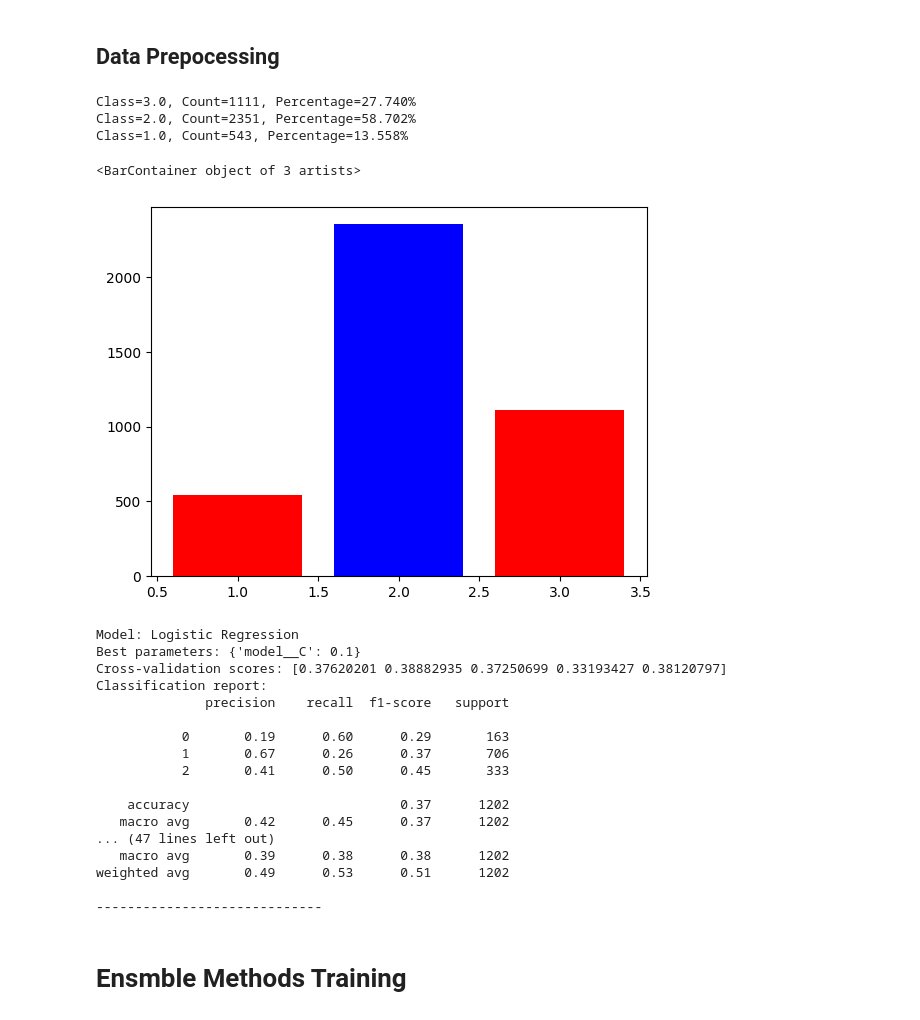
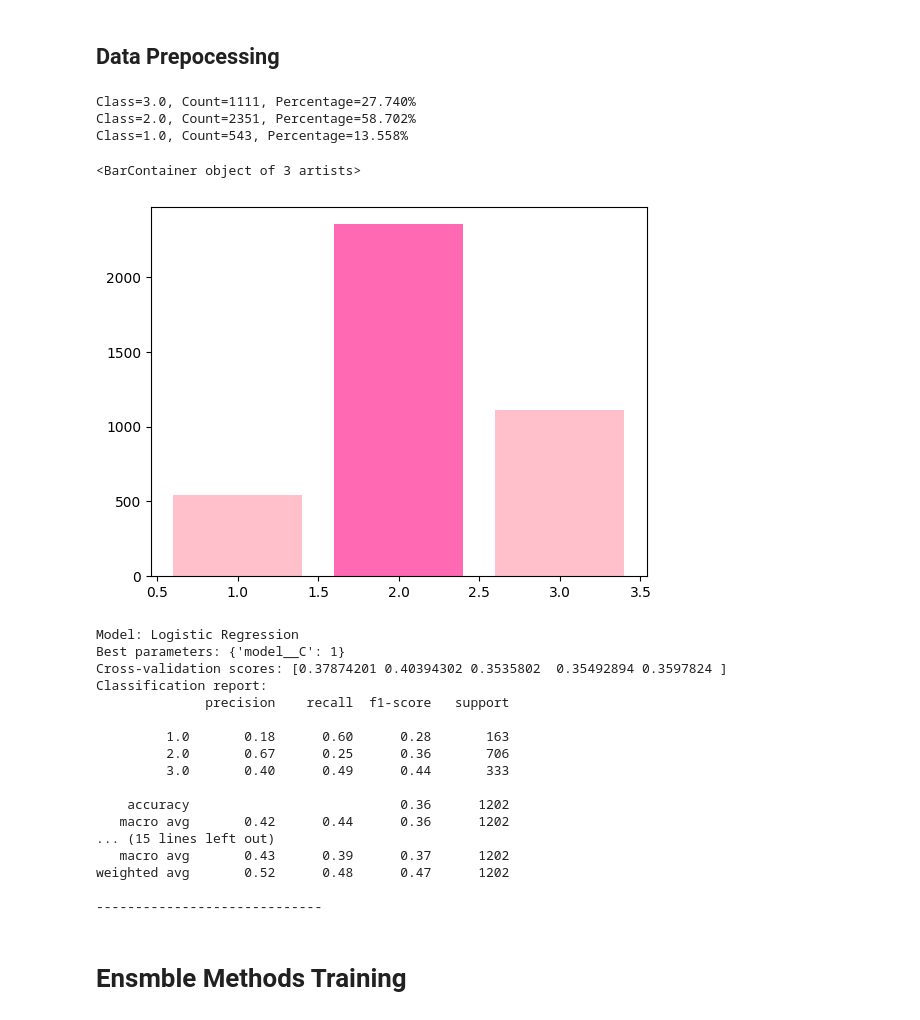
Before and after one commit to roy2392/breast_cancer_classification, a Jupyter notebook: Predict Grade Model.ipynb, the cells around one changed output. Saved outputs shown, nothing was run; the diff lists cells and outputs as text; code cells hidden in the pictures.

```diff
--- a/Predict Grade Model.ipynb
+++ b/Predict Grade Model.ipynb
@@ -100,32 +105,31 @@ X_train, X_test, y_train, y_test = \
 # %%
 #plot the distribution before smote
 counter = Counter(df.Grade)
+colors = ['#FFC0CB', '#FF69B4']  # Pinkish colorsc
 for k,v in counter.items():
     per = v / len(df.Grade) * 100
     print('Class=%s, Count=%d, Percentage=%.3f%%' % (k, v, per))
-plt.bar(counter.keys(), counter.values(), color=['red', 'blue'])
+plt.bar(counter.keys(), counter.values(), color=colors)
 # %% [output]
 Class=3.0, Count=1111, Percentage=27.740%
 Class=2.0, Count=2351, Percentage=58.702%
 Class=1.0, Count=543, Percentage=13.558%
 <BarContainer object of 3 artists>
-[figure, old version]
+[figure, new version]
 # %%
 # Define the models
 models = {
     'Logistic Regression': LogisticRegression(),
     'Decision Tree': DecisionTreeClassifier(),
-    'Random Forest': RandomForestClassifier(),
-    'XGBoost': XGBClassifier()
+
 }
-
 
 # Build pipelines for each model
 pipelines = {}
 for model_name, model in models.items():
     pipeline = Pipeline([
-        ('scaler', StandardScaler()),
         ('smote', SMOTE()),
+        ('scaler', StandardScaler(with_mean=False, with_std=True)),
         ('model', model)
     ])
     pipelines[model_name] = pipeline
@@ -134,8 +138,6 @@ for model_name, model in models.items():
 param_grids = {
     'Logistic Regression': {'model__C': [0.1, 1, 10]},
     'Decision Tree': {'model__max_depth': [3, 4, 5, 6, 7, 8, 9, 10]},
-    'Random Forest': {'model__n_estimators': [100, 200, 300]},
-    'XGBoost': {'model__n_estimators': [100, 200, 300]},
     'smote':{'over__sampling_strategy': [0.1, 0.2, 0.3, 0.4, 0.5]}
 }
 
@@ -154,7 +156,7 @@ for model_name, pipeline in pipelines.items():
 
     # Generate classification report
     y_pred = best_model.predict(X_test)
-    report = classification_report(y_test, y_pred)
+    report = classification_report(y_test, y_pred, sample_weight=None)
 
     # Print the results
     print(f"Model: {model_name}")
@@ -164,20 +166,20 @@ for model_name, pipeline in pipelines.items():
     print("-----------------------------\n")
 # %% [output]
 Model: Logistic Regression
-Best parameters: {'model__C': 0.1}
-Cross-validation scores: [0.37620201 0.38882935 0.37250699 0.33193427 0.38120797]
+Best parameters: {'model__C': 1}
+Cross-validation scores: [0.37874201 0.40394302 0.3535802  0.35492894 0.3597824 ]
 Classification report:
               precision    recall  f1-score   support
 
-           0       0.19      0.60      0.29       163
-           1       0.67      0.26      0.37       706
-           2       0.41      0.50      0.45       333
+         1.0       0.18      0.60      0.28       163
+         2.0       0.67      0.25      0.36       706
+         3.0       0.40      0.49      0.44       333
 
-    accuracy                           0.37      1202
-   macro avg       0.42      0.45      0.37      1202
-... (47 lines left out)
-   macro avg       0.39      0.38      0.38      1202
-weighted avg       0.49      0.53      0.51      1202
+    accuracy                           0.36      1202
+   macro avg       0.42      0.44      0.36      1202
+... (15 lines left out)
+   macro avg       0.43      0.39      0.37      1202
+weighted avg       0.52      0.48      0.47      1202
 
 -----------------------------
 # %% [markdown]
```
Also changed, not shown: parts of 7 cells of this notebook, 1 other file.
